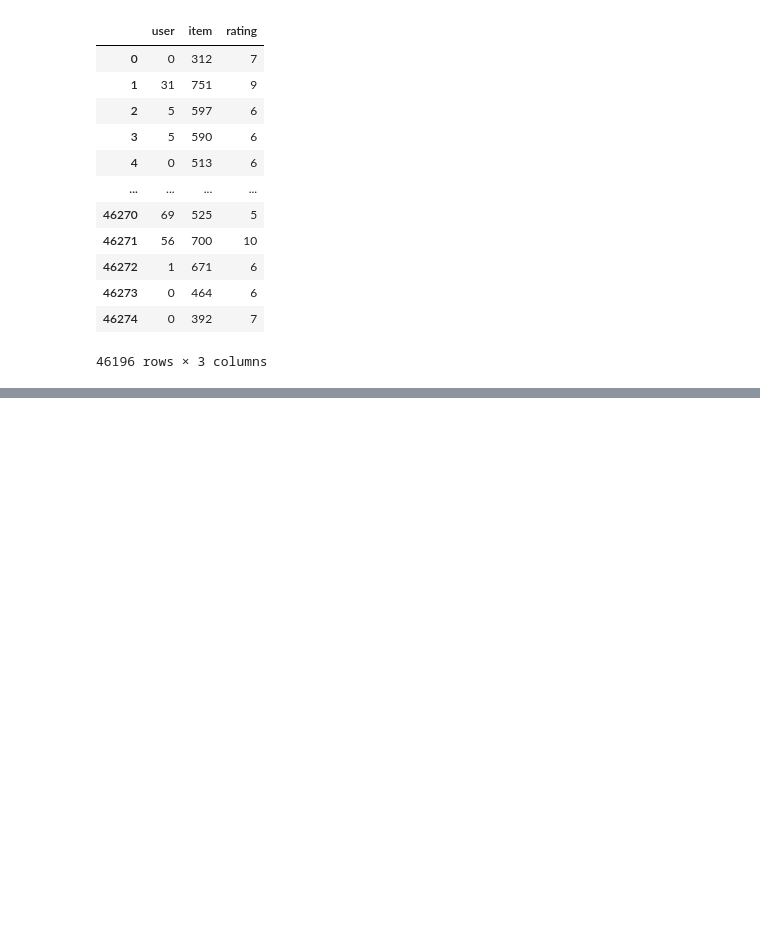
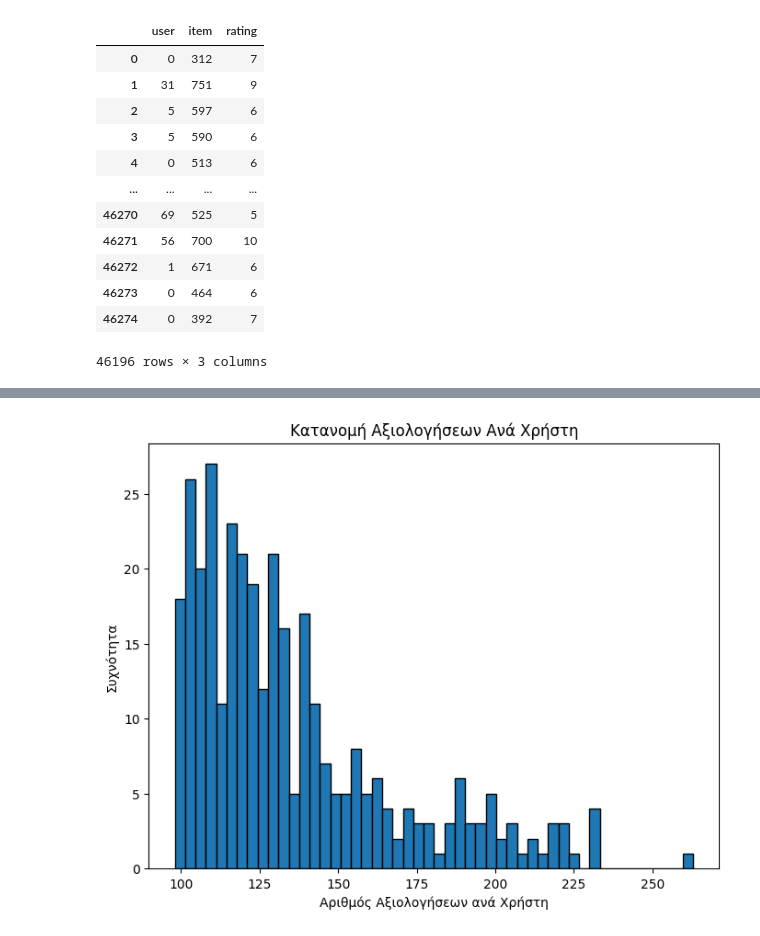
Before and after one commit to StavrosTZI/GenRec, a Jupyter notebook: data_clean.ipynb, the cells around one changed output, grey strips where cells are left out. Saved outputs shown, nothing was run; the diff lists cells and outputs as text; code cells hidden in the pictures; blank space fills up the shorter version.

```diff
--- a/data_clean.ipynb
+++ b/data_clean.ipynb
@@ -218,0 +251,9 @@ else:
+# %%
+plt.figure(figsize=(8, 6))
+plt.hist(final_df.groupby("user")["rating"].count(), bins=50, edgecolor="black")
+plt.xlabel("Αριθμός Αξιολογήσεων ανά Χρήστη")
+plt.ylabel("Συχνότητα")
+plt.title("Κατανομή Αξιολογήσεων Ανά Χρήστη")
+plt.show()
+# %% [output]
+[figure, added]
```
Also changed, not shown: parts of 9 cells of this notebook.
